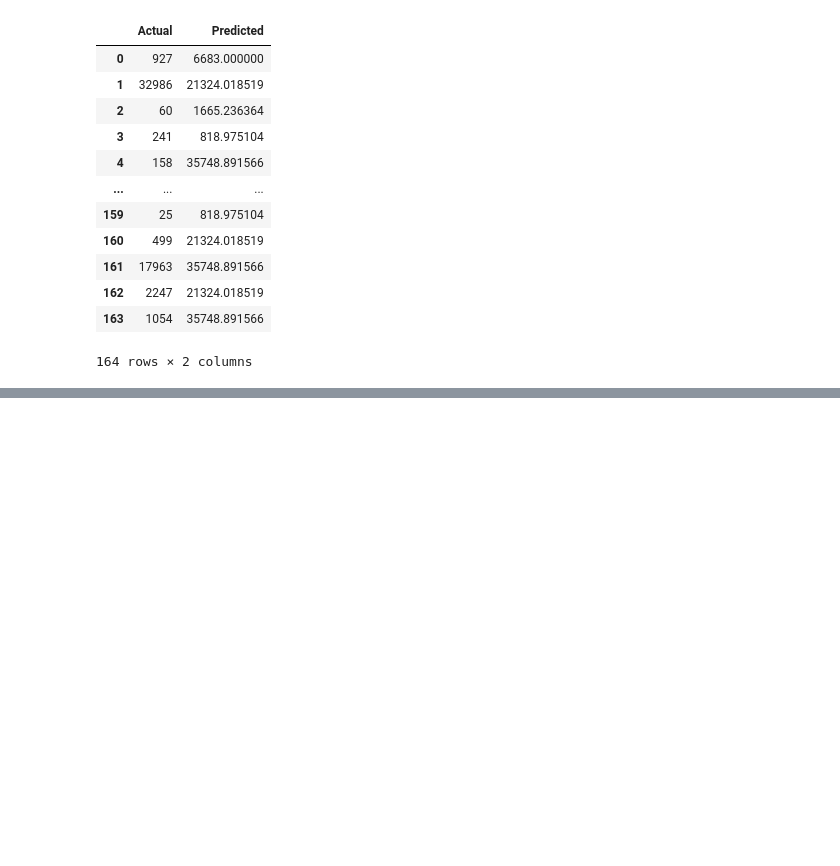
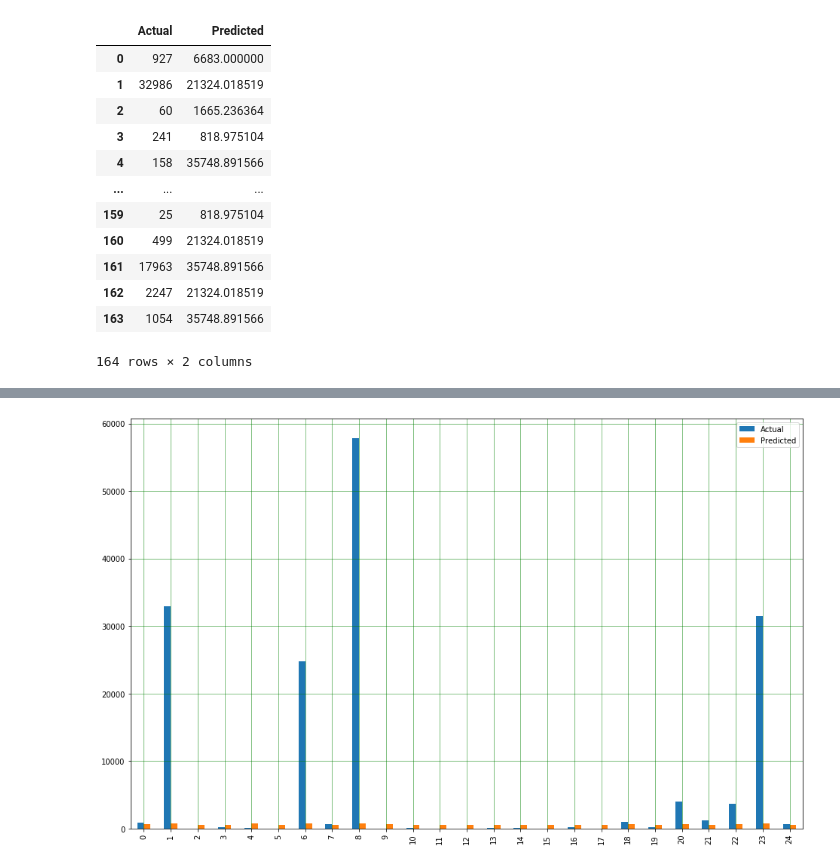
Before and after one commit to leonormsousa/IART_1920, a Jupyter notebook: Proj2/proj.ipynb, the cells around one changed output, grey strips where cells are left out. Saved outputs shown, nothing was run; the diff lists cells and outputs as text; code cells hidden in the pictures; blank space fills up the shorter version.

```diff
--- a/Proj2/proj.ipynb
+++ b/Proj2/proj.ipynb
@@ -167,3 +167,17 @@ df
 | 162 | 2247 | 21324.018519 |
 | 163 | 1054 | 35748.891566 |
 164 rows × 2 columns
+# %%
+# Support Vector Machecins
+# https://scikit-learn.org/stable/modules/svm.html#svm-regression
+
+# Split the data into training and testing
+X_train, X_test, y_train, y_test = train_test_split(grocery, cases, test_size=0.2, random_state=0)
+
+# Fit regression model
+regr = svm.SVR()
+regr.fit(X_train, y_train)
+y_predicted = regr.predict(X_test)
+# %%
+df = pd.DataFrame({'Actual': y_test.flatten(), 'Predicted': y_predicted.flatten()})
+df
@@ -169,0 +198,9 @@ df
+# %%
+# graphic showing actual vs predicted values
+df1 = df.head(25)
+df1.plot(kind='bar',figsize=(16,10))
+plt.grid(which='major', linestyle='-', linewidth='0.5', color='green')
+plt.grid(which='minor', linestyle=':', linewidth='0.5', color='black')
+plt.show()
+# %% [output]
+[figure, added]
```
Also changed, not shown: parts of 2 cells of this notebook.
